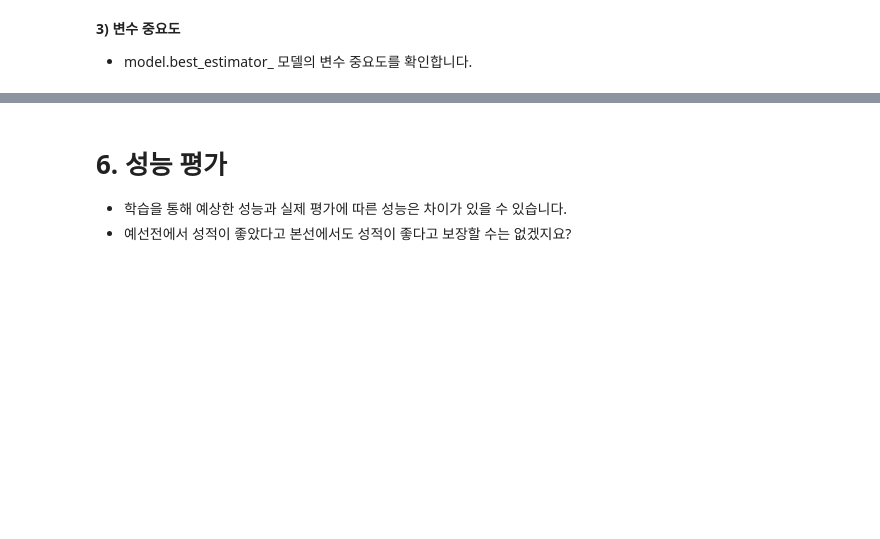
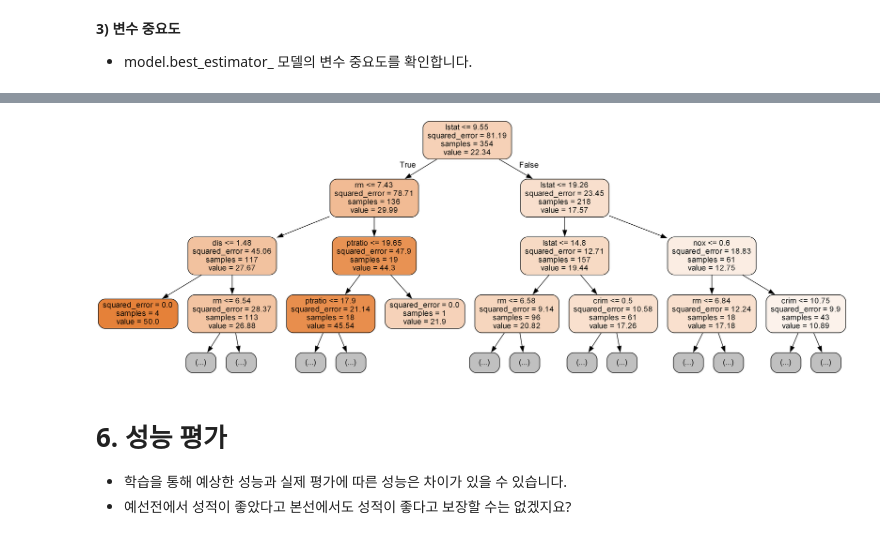
Before and after one commit to ssoong12/KT_aivle_school_AI_track, a Jupyter notebook: 07. 머신러닝/배우기/ML04_02_RandomSearch(결정트리,Boston).ipynb, the cells around one changed output, grey strips where cells are left out. Saved outputs shown, nothing was run; the diff lists cells and outputs as text; code cells hidden in the pictures; blank space fills up the shorter version.

```diff
--- a/07. 머신러닝/배우기/ML04_02_RandomSearch(결정트리,Boston).ipynb
+++ b/07. 머신러닝/배우기/ML04_02_RandomSearch(결정트리,Boston).ipynb
@@ -184,3 +224,25 @@ plt.show()
+# %%
+# 시각화 모듈 불러오기
+from sklearn.tree import export_graphviz
+from IPython.display import Image
+
+# 이미지 파일 만들기
+export_graphviz(model.best_estimator_,                 # 시각화할 모델
+                out_file='tree.dot',                   # 파일 이름
+                feature_names=x.columns,               # Feature 이름
+                # Target Class 이름 >> 회귀문제는 class name이 없음. 분류문제일 때문 주는 것
+                rounded=True,                          # 둥근 테두리
+                precision=2,                           # 불순도 소숫점 자리수
+                max_depth=3,                           # 출력할(표현할) 트리 깊이 지정
+                filled=True)                           # 박스 내부 채우기
+
+# 파일 변환
+!dot tree.dot -Tpng -otree.png -Gdpi=300
+
+# 이미지 파일 표시
+Image(filename='tree.png')
+# %% [output]
+[figure, added]
 # %% [markdown]
 # 6. 성능 평가
 
```
Also changed, not shown: parts of 5 cells of this notebook, 2 other files.
